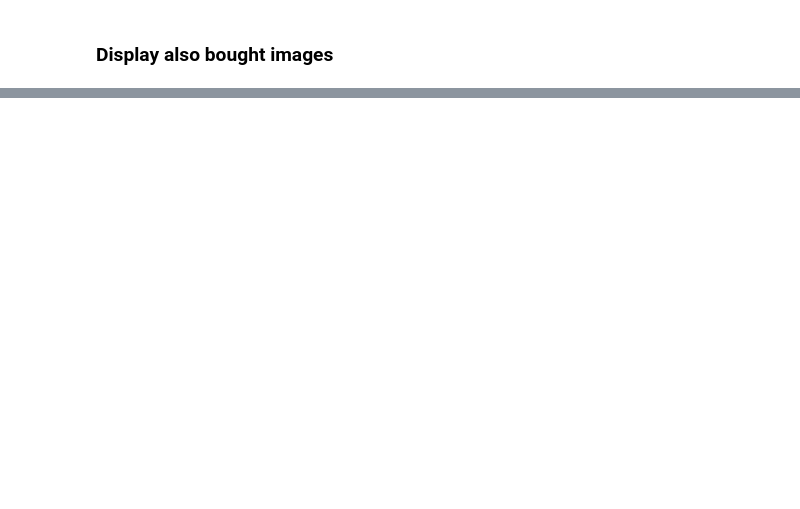
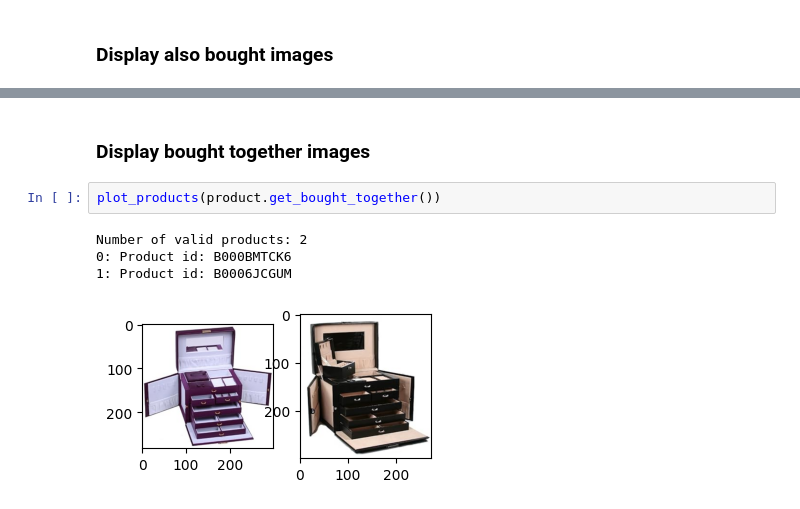
Before and after one commit to abhi74k/gnn-recommender-system, a Jupyter notebook: Exploratory.ipynb, the cells around one changed output, grey strips where cells are left out. Cells and saved outputs as stored; diff of their text form; blank space fills up the shorter version.

```diff
--- a/Exploratory.ipynb
+++ b/Exploratory.ipynb
@@ -107,0 +111,9 @@ Number of valid products: 27
+# %% [markdown]
+### Display bought together images
+# %%
+plot_products(product.get_bought_together())
+# %% [output]
+Number of valid products: 2
+0: Product id: B000BMTCK6
+1: Product id: B0006JCGUM
+[figure, added]
```
Also changed, not shown: parts of 9 cells of this notebook, 3 other files.
